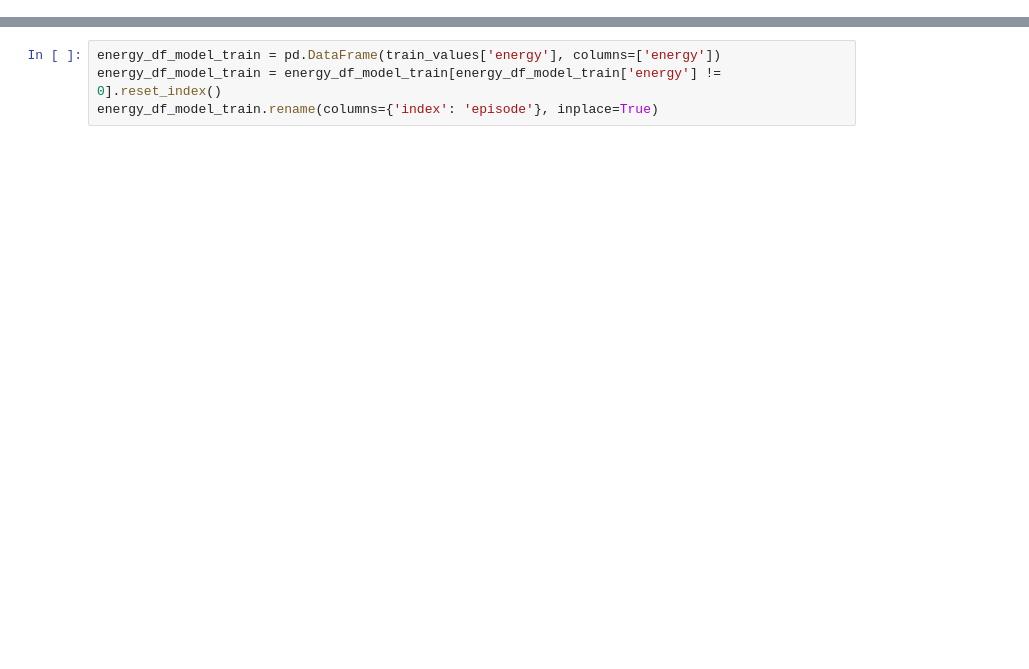
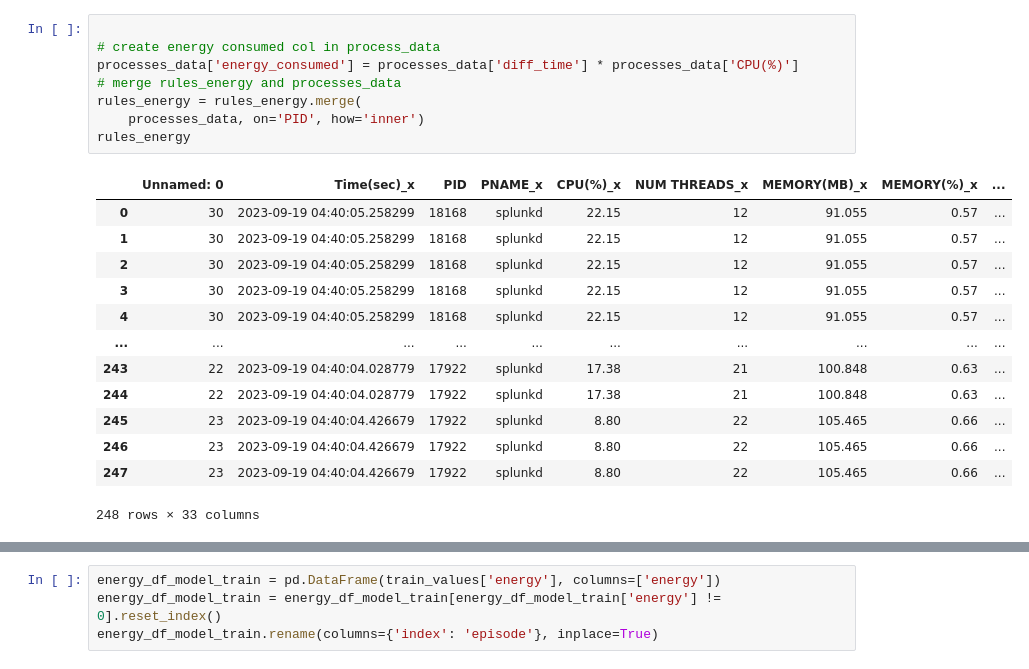
Before and after one commit to sapirani/GreenSecurityMeasurementAndOptimizationFramework, a Jupyter notebook: SplunkResearch/model/splunk_analysis.ipynb, the cells around one changed output, grey strips where cells are left out. Saved outputs shown, nothing was run; the diff lists cells and outputs as text; blank space fills up the shorter version.

```diff
--- a/SplunkResearch/model/splunk_analysis.ipynb
+++ b/SplunkResearch/model/splunk_analysis.ipynb
@@ -23,0 +57,22 @@ expirment_dir = '/home/shouei/GreenSecurity-FirstExperiment/SplunkResearch/exper
+# %%
+
+# create energy consumed col in process_data
+processes_data['energy_consumed'] = processes_data['diff_time'] * processes_data['CPU(%)']
+# merge rules_energy and processes_data
+rules_energy = rules_energy.merge(
+    processes_data, on='PID', how='inner')
+rules_energy
+# %% [output]
+|  | Unnamed: 0 | Time(sec)_x | PID | PNAME_x | CPU(%)_x | NUM THREADS_x | MEMORY(MB)_x | MEMORY(%)_x | ... |
+| 0 | 30 | 2023-09-19 04:40:05.258299 | 18168 | splunkd | 22.15 | 12 | 91.055 | 0.57 | ... |
+| 1 | 30 | 2023-09-19 04:40:05.258299 | 18168 | splunkd | 22.15 | 12 | 91.055 | 0.57 | ... |
+| 2 | 30 | 2023-09-19 04:40:05.258299 | 18168 | splunkd | 22.15 | 12 | 91.055 | 0.57 | ... |
+| 3 | 30 | 2023-09-19 04:40:05.258299 | 18168 | splunkd | 22.15 | 12 | 91.055 | 0.57 | ... |
+| 4 | 30 | 2023-09-19 04:40:05.258299 | 18168 | splunkd | 22.15 | 12 | 91.055 | 0.57 | ... |
+| ... | ... | ... | ... | ... | ... | ... | ... | ... | ... |
+| 243 | 22 | 2023-09-19 04:40:04.028779 | 17922 | splunkd | 17.38 | 21 | 100.848 | 0.63 | ... |
+| 244 | 22 | 2023-09-19 04:40:04.028779 | 17922 | splunkd | 17.38 | 21 | 100.848 | 0.63 | ... |
+| 245 | 23 | 2023-09-19 04:40:04.426679 | 17922 | splunkd | 8.80 | 22 | 105.465 | 0.66 | ... |
+| 246 | 23 | 2023-09-19 04:40:04.426679 | 17922 | splunkd | 8.80 | 22 | 105.465 | 0.66 | ... |
+| 247 | 23 | 2023-09-19 04:40:04.426679 | 17922 | splunkd | 8.80 | 22 | 105.465 | 0.66 | ... |
+248 rows × 33 columns
```
Also changed, not shown: parts of 47 cells of this notebook, 8 other files.
